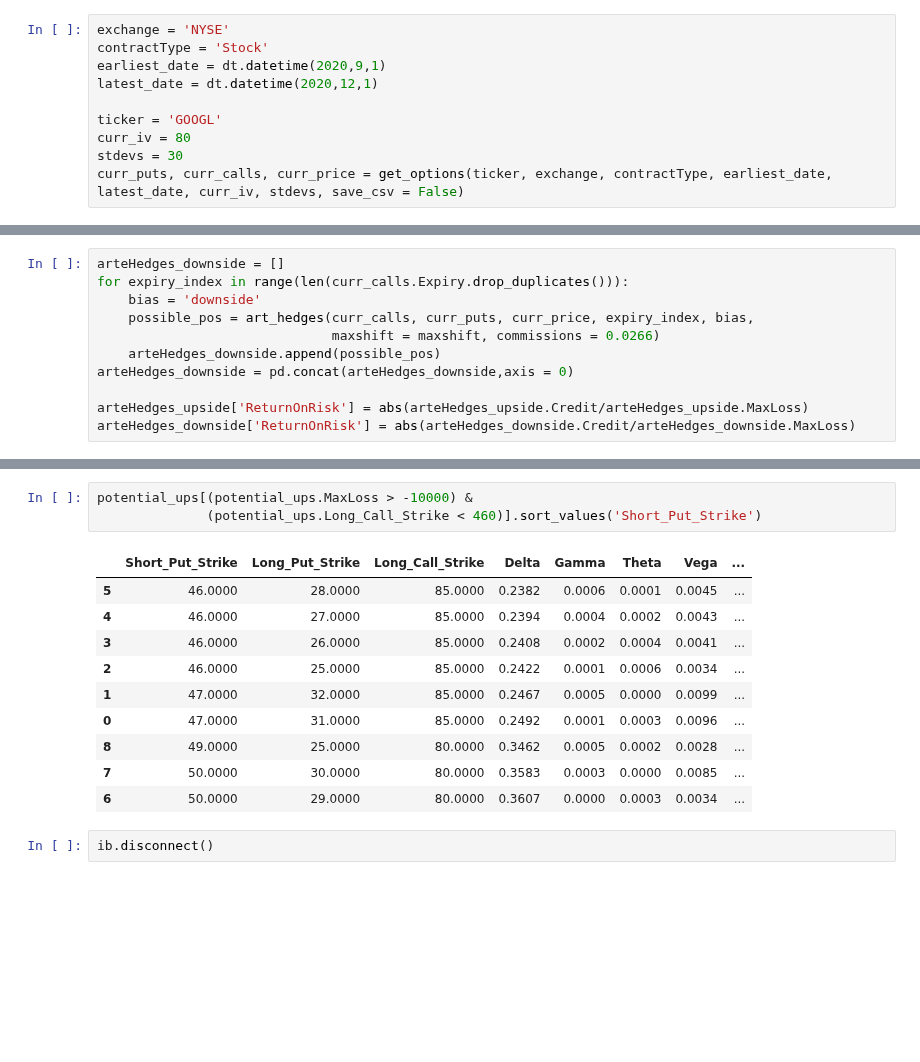
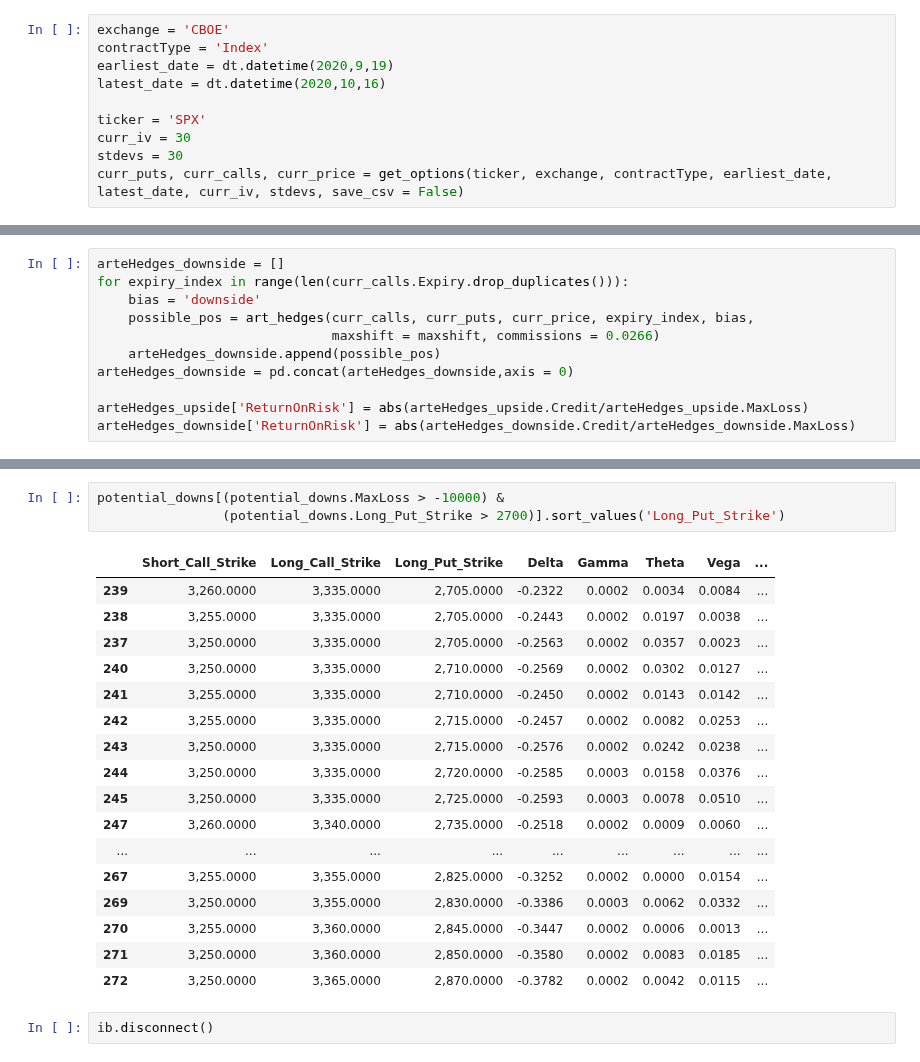
Before and after one commit to auto-d1dact/Trading, a Jupyter notebook: TWS API/TWS MR Long Carry Long Convexity.ipynb, the cells around one changed output, grey strips where cells are left out. Saved outputs shown, nothing was run; the diff lists cells and outputs as text; blank space fills up the shorter version.

```diff
--- a/TWS API/TWS MR Long Carry Long Convexity.ipynb
+++ b/TWS API/TWS MR Long Carry Long Convexity.ipynb
@@ -366,13 +366,13 @@ ib.connect('127.0.0.1', 7496, clientId=client_id)
 #     stock_calls[ticker] = curr_calls
 #     break
 # %%
-exchange = 'NYSE'
-contractType = 'Stock'
-earliest_date = dt.datetime(2020,9,1)
-latest_date = dt.datetime(2020,12,1)
+exchange = 'CBOE'
+contractType = 'Index'
+earliest_date = dt.datetime(2020,9,19)
+latest_date = dt.datetime(2020,10,16)
 
-ticker = 'GOOGL'
-curr_iv = 80
+ticker = 'SPX'
+curr_iv = 30
 stdevs = 30
 curr_puts, curr_calls, curr_price = get_options(ticker, exchange, contractType, earliest_date, latest_date, curr_iv, stdevs, save_csv = False)
 # %% [output]
@@ -480,16 +459,23 @@ potential_downs
-# %%
-potential_ups[(potential_ups.MaxLoss > -10000) &
-              (potential_ups.Long_Call_Strike < 460)].sort_values('Short_Put_Strike')
-# %% [output]
-|  | Short_Put_Strike | Long_Put_Strike | Long_Call_Strike | Delta | Gamma | Theta | Vega | ... |
-| 5 | 46.0000 | 28.0000 | 85.0000 | 0.2382 | 0.0006 | 0.0001 | 0.0045 | ... |
-| 4 | 46.0000 | 27.0000 | 85.0000 | 0.2394 | 0.0004 | 0.0002 | 0.0043 | ... |
-| 3 | 46.0000 | 26.0000 | 85.0000 | 0.2408 | 0.0002 | 0.0004 | 0.0041 | ... |
-| 2 | 46.0000 | 25.0000 | 85.0000 | 0.2422 | 0.0001 | 0.0006 | 0.0034 | ... |
-| 1 | 47.0000 | 32.0000 | 85.0000 | 0.2467 | 0.0005 | 0.0000 | 0.0099 | ... |
-| 0 | 47.0000 | 31.0000 | 85.0000 | 0.2492 | 0.0001 | 0.0003 | 0.0096 | ... |
-| 8 | 49.0000 | 25.0000 | 80.0000 | 0.3462 | 0.0005 | 0.0002 | 0.0028 | ... |
-| 7 | 50.0000 | 30.0000 | 80.0000 | 0.3583 | 0.0003 | 0.0000 | 0.0085 | ... |
-| 6 | 50.0000 | 29.0000 | 80.0000 | 0.3607 | 0.0000 | 0.0003 | 0.0034 | ... |
+# %%
+potential_downs[(potential_downs.MaxLoss > -10000) &
+                (potential_downs.Long_Put_Strike > 2700)].sort_values('Long_Put_Strike')
+# %% [output]
+|  | Short_Call_Strike | Long_Call_Strike | Long_Put_Strike | Delta | Gamma | Theta | Vega | ... |
+| 239 | 3,260.0000 | 3,335.0000 | 2,705.0000 | -0.2322 | 0.0002 | 0.0034 | 0.0084 | ... |
+| 238 | 3,255.0000 | 3,335.0000 | 2,705.0000 | -0.2443 | 0.0002 | 0.0197 | 0.0038 | ... |
+| 237 | 3,250.0000 | 3,335.0000 | 2,705.0000 | -0.2563 | 0.0002 | 0.0357 | 0.0023 | ... |
+| 240 | 3,250.0000 | 3,335.0000 | 2,710.0000 | -0.2569 | 0.0002 | 0.0302 | 0.0127 | ... |
+| 241 | 3,255.0000 | 3,335.0000 | 2,710.0000 | -0.2450 | 0.0002 | 0.0143 | 0.0142 | ... |
+| 242 | 3,255.0000 | 3,335.0000 | 2,715.0000 | -0.2457 | 0.0002 | 0.0082 | 0.0253 | ... |
+| 243 | 3,250.0000 | 3,335.0000 | 2,715.0000 | -0.2576 | 0.0002 | 0.0242 | 0.0238 | ... |
+| 244 | 3,250.0000 | 3,335.0000 | 2,720.0000 | -0.2585 | 0.0003 | 0.0158 | 0.0376 | ... |
+| 245 | 3,250.0000 | 3,335.0000 | 2,725.0000 | -0.2593 | 0.0003 | 0.0078 | 0.0510 | ... |
+| 247 | 3,260.0000 | 3,340.0000 | 2,735.0000 | -0.2518 | 0.0002 | 0.0009 | 0.0060 | ... |
+| ... | ... | ... | ... | ... | ... | ... | ... | ... |
+| 267 | 3,255.0000 | 3,355.0000 | 2,825.0000 | -0.3252 | 0.0002 | 0.0000 | 0.0154 | ... |
+| 269 | 3,250.0000 | 3,355.0000 | 2,830.0000 | -0.3386 | 0.0003 | 0.0062 | 0.0332 | ... |
+| 270 | 3,255.0000 | 3,360.0000 | 2,845.0000 | -0.3447 | 0.0002 | 0.0006 | 0.0013 | ... |
+| 271 | 3,250.0000 | 3,360.0000 | 2,850.0000 | -0.3580 | 0.0002 | 0.0083 | 0.0185 | ... |
+| 272 | 3,250.0000 | 3,365.0000 | 2,870.0000 | -0.3782 | 0.0002 | 0.0042 | 0.0115 | ... |
 # %%
 ib.disconnect()
```
Also changed, not shown: parts of 4 cells of this notebook, 27 other files.
